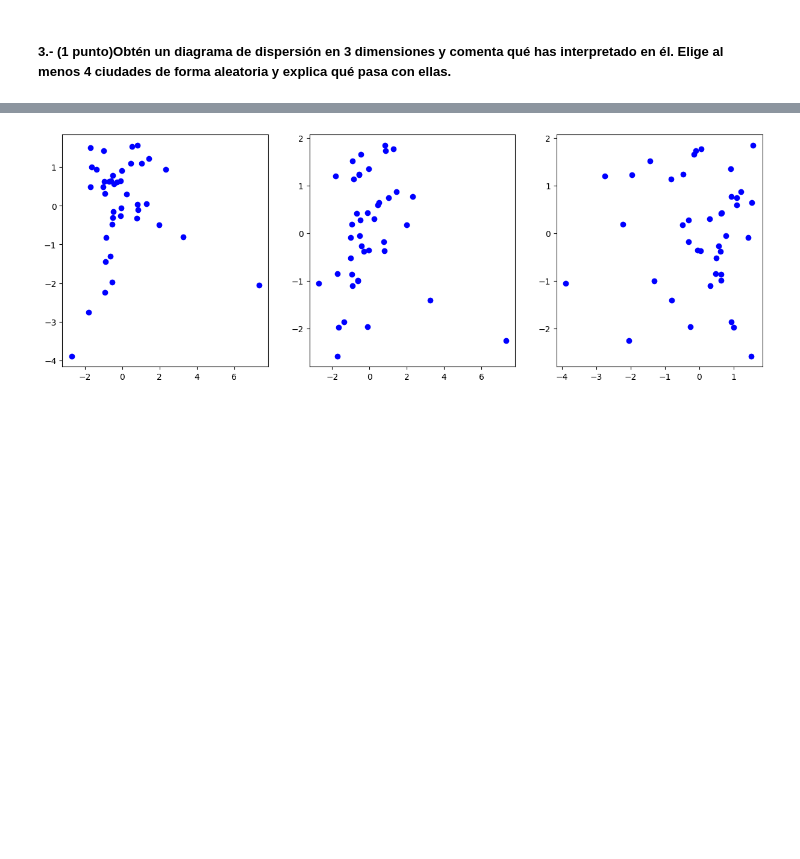
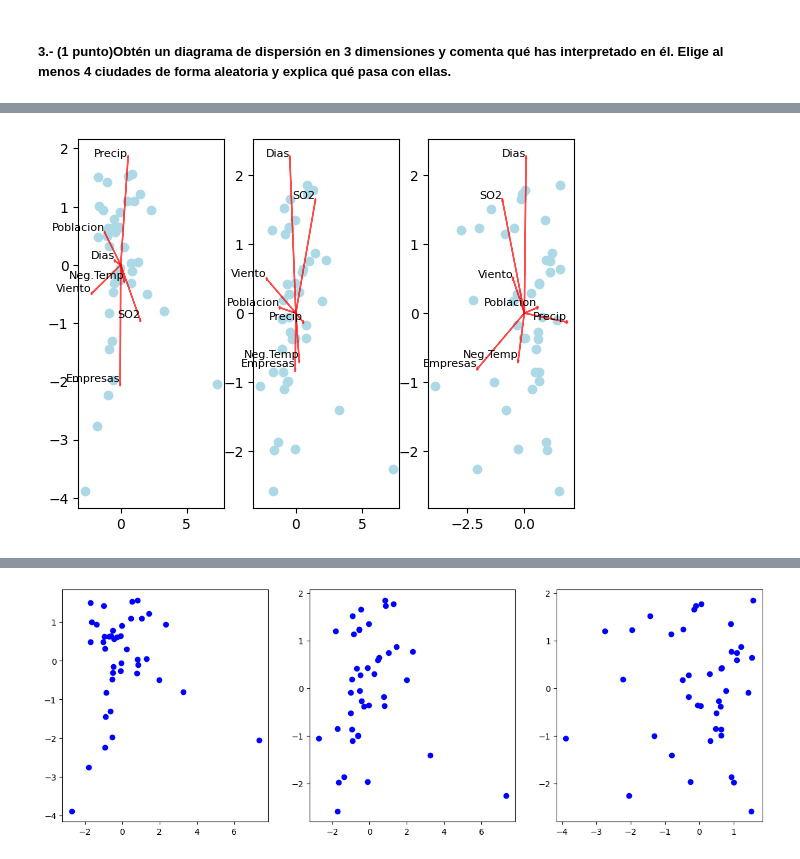
Before and after one commit to Alf-caput/P1_MineriaDeDatos, a Jupyter notebook: P3_ReduccionDimensionalidad/P3_ReduccionDimensionalidad.ipynb, the cells around one changed output, grey strips where cells are left out. Saved outputs shown, nothing was run; the diff lists cells and outputs as text; code cells hidden in the pictures; blank space fills up the shorter version.

```diff
--- a/P3_ReduccionDimensionalidad/P3_ReduccionDimensionalidad.ipynb
+++ b/P3_ReduccionDimensionalidad/P3_ReduccionDimensionalidad.ipynb
@@ -321,0 +348,25 @@ plt.show()
+# %%
+fig, axs = plt.subplots(1, 3)
+
+axs[0].scatter(df_pca['PC1'], df_pca['PC2'], color='lightblue')
+for i, variable in enumerate(df_std.columns):
+    x, y, z = np.zeros(3)
+    u, v, w = eigenvectors[:3, i] * 3
+    axs[0].arrow(x, y, u, v, color='r', alpha=0.7, head_width=0.05, head_length=0.05)
+    axs[0].text(u, v, variable, color='k', ha='right', va='bottom', fontsize=8)
+
+axs[1].scatter(df_pca['PC1'], df_pca['PC3'], color='lightblue')
+for i, variable in enumerate(df_std.columns):
+    x, y, z = np.zeros(3)
+    u, v, w = eigenvectors[:3, i] * 3
+    axs[1].arrow(x, z, u, w, color='r', alpha=0.7, head_width=0.05, head_length=0.05)
+    axs[1].text(u, w, variable, color='k', ha='right', va='bottom', fontsize=8)
+
+axs[2].scatter(df_pca['PC2'], df_pca['PC3'], color='lightblue')
+for i, variable in enumerate(df_std.columns):
+    x, y, z = np.zeros(3)
+    u, v, w = eigenvectors[:3, i] * 3
+    axs[2].arrow(y, z, v, w, color='r', alpha=0.7, head_width=0.05, head_length=0.05)
+    axs[2].text(v, w, variable, color='k', ha='right', va='bottom', fontsize=8)
+# %% [output]
+[figure, added]
```
Also changed, not shown: parts of 13 cells of this notebook.
